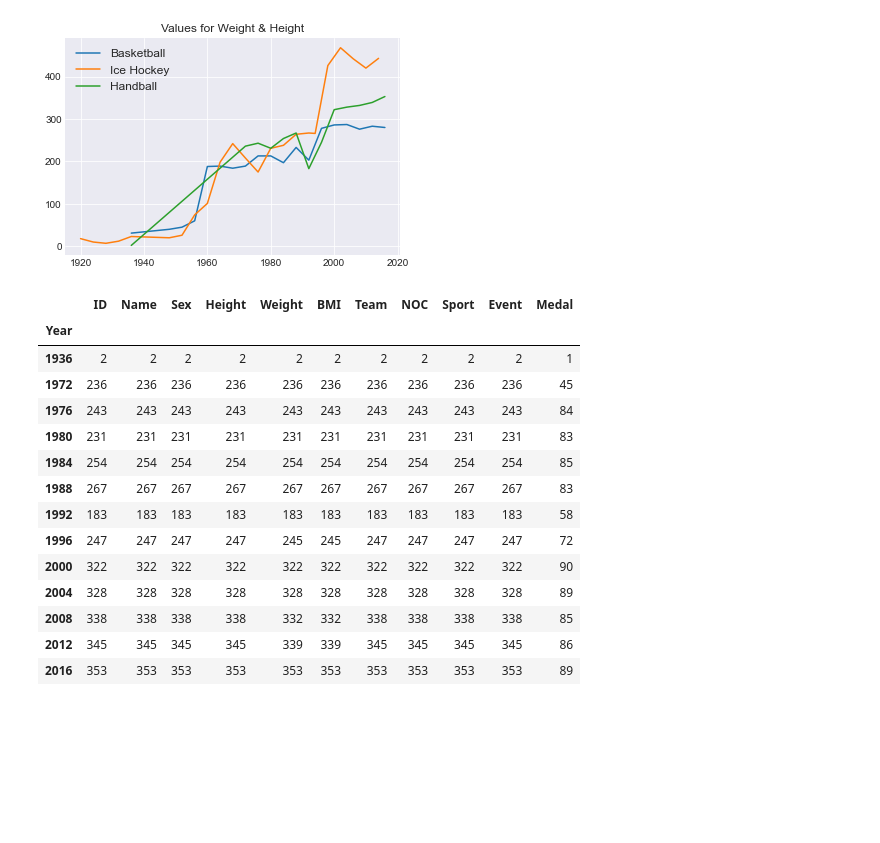
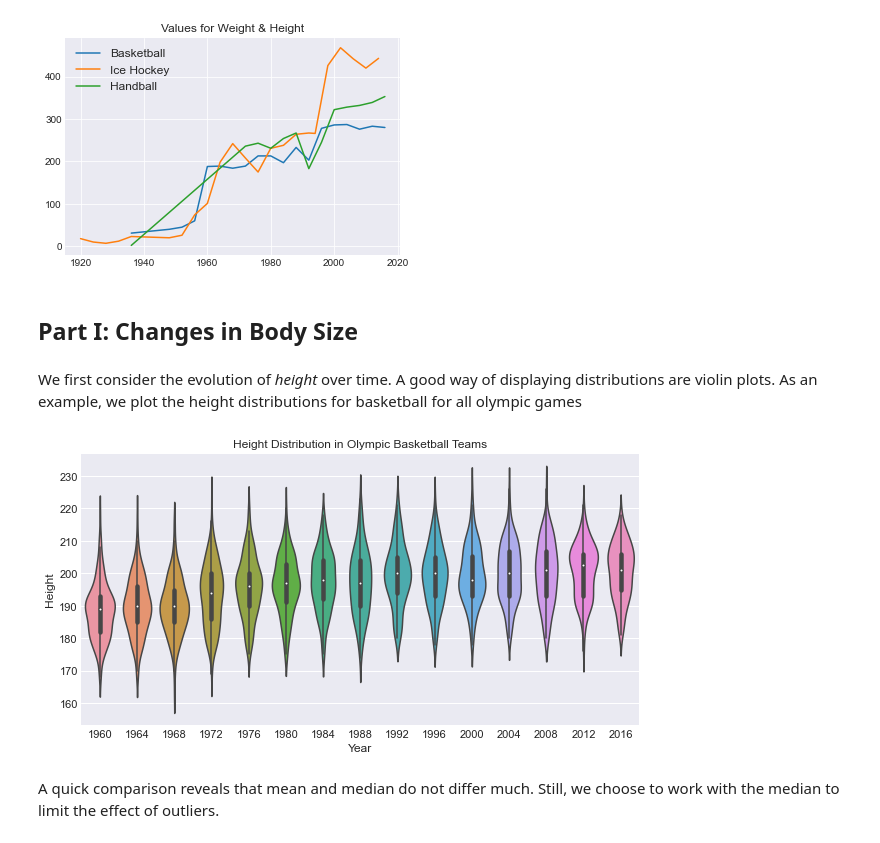
Before and after one commit to larpal/olympics_body_composition_EDA, a Jupyter notebook: olympics.ipynb, the cells around one changed output. Cells and saved outputs as stored; diff of their text form; code cells hidden in the pictures; blank space fills up the shorter version.

```diff
--- a/olympics.ipynb
+++ b/olympics.ipynb
@@ -118,22 +87,22 @@ plt.legend(sports_list)
 plt.show()
 # %% [output]
 [figure]
-# %%
-df_athletes[(df_athletes.Sport == 'Handball')].groupby(['Year']).count()
-# %% [output]
-|  | ID | Name | Sex | Height | Weight | BMI | Team | NOC | Sport | Event | Medal |
-| Year |  |  |  |  |  |  |  |  |  |  |  |
-| 1936 | 2 | 2 | 2 | 2 | 2 | 2 | 2 | 2 | 2 | 2 | 1 |
-| 1972 | 236 | 236 | 236 | 236 | 236 | 236 | 236 | 236 | 236 | 236 | 45 |
-| 1976 | 243 | 243 | 243 | 243 | 243 | 243 | 243 | 243 | 243 | 243 | 84 |
-| 1980 | 231 | 231 | 231 | 231 | 231 | 231 | 231 | 231 | 231 | 231 | 83 |
-| 1984 | 254 | 254 | 254 | 254 | 254 | 254 | 254 | 254 | 254 | 254 | 85 |
-| 1988 | 267 | 267 | 267 | 267 | 267 | 267 | 267 | 267 | 267 | 267 | 83 |
-| 1992 | 183 | 183 | 183 | 183 | 183 | 183 | 183 | 183 | 183 | 183 | 58 |
-| 1996 | 247 | 247 | 247 | 247 | 245 | 245 | 247 | 247 | 247 | 247 | 72 |
-| 2000 | 322 | 322 | 322 | 322 | 322 | 322 | 322 | 322 | 322 | 322 | 90 |
-| 2004 | 328 | 328 | 328 | 328 | 328 | 328 | 328 | 328 | 328 | 328 | 89 |
-| 2008 | 338 | 338 | 338 | 338 | 332 | 332 | 338 | 338 | 338 | 338 | 85 |
-| 2012 | 345 | 345 | 345 | 345 | 339 | 339 | 345 | 345 | 345 | 345 | 86 |
-| 2016 | 353 | 353 | 353 | 353 | 353 | 353 | 353 | 353 | 353 | 353 | 89 |
+# %% [markdown]
+## Part I: Changes in Body Size
+# %% [markdown]
+We first consider the evolution of *height* over time. A good way of displaying distributions are violin plots.
+As an example, we plot the height distributions for basketball for all olympic games
+# %%
+# data frame with all basketball players
+df_athletes_basketball = df_athletes[(df_athletes.Sex == 'M')&(df_athletes.Sport == 'Basketball')&(df_athletes.Year >= 1960)]
+# violin plot
+fig, ax = plt.subplots(figsize=(10,5))
+sns.violinplot(x='Year', y='Height', data = df_athletes_basketball, ax=ax)
+ax.set_title('Height Distribution in Olympic Basketball Teams')
+#sns.set(font_scale=1)
+plt.show()
+# %% [output]
+[figure, added]
+# %% [markdown]
+A quick comparison reveals that mean and median do not differ much. Still, we choose to work with the median to limit the effect of outliers.
 # %%
```
Also changed, not shown: parts of 34 cells of this notebook.
